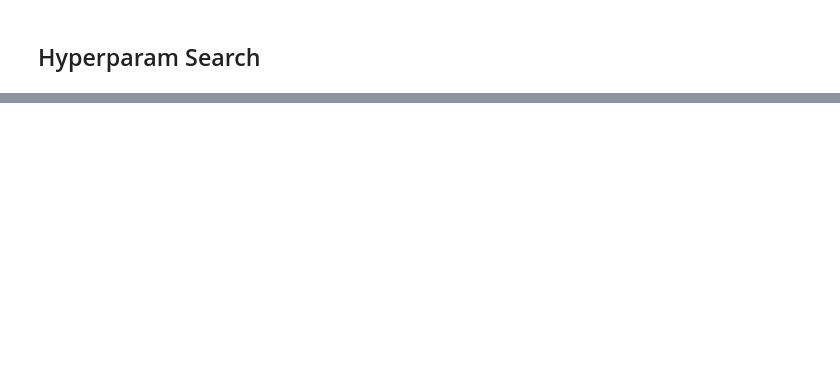
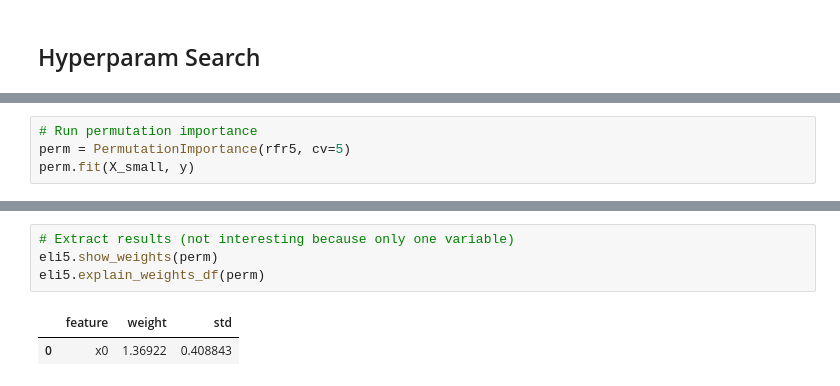
Before and after one commit to M-Harrington/Research-Computing-Instruction, a Jupyter notebook: MLworkshop.ipynb, the cells around one changed output, grey strips where cells are left out. Saved outputs shown, nothing was run; the diff lists cells and outputs as text; blank space fills up the shorter version.

```diff
--- a/MLworkshop.ipynb
+++ b/MLworkshop.ipynb
@@ -190,0 +283,4 @@ param_grid =
+# %%
+# Run permutation importance
+perm = PermutationImportance(rfr5, cv=5)
+perm.fit(X_small, y)
@@ -190,0 +306,7 @@ param_grid =
+# %%
+# Extract results (not interesting because only one variable)
+eli5.show_weights(perm)
+eli5.explain_weights_df(perm)
+# %% [output]
+|  | feature | weight | std |
+| 0 | x0 | 1.36922 | 0.408843 |
```
Also changed, not shown: parts of 32 cells of this notebook.
